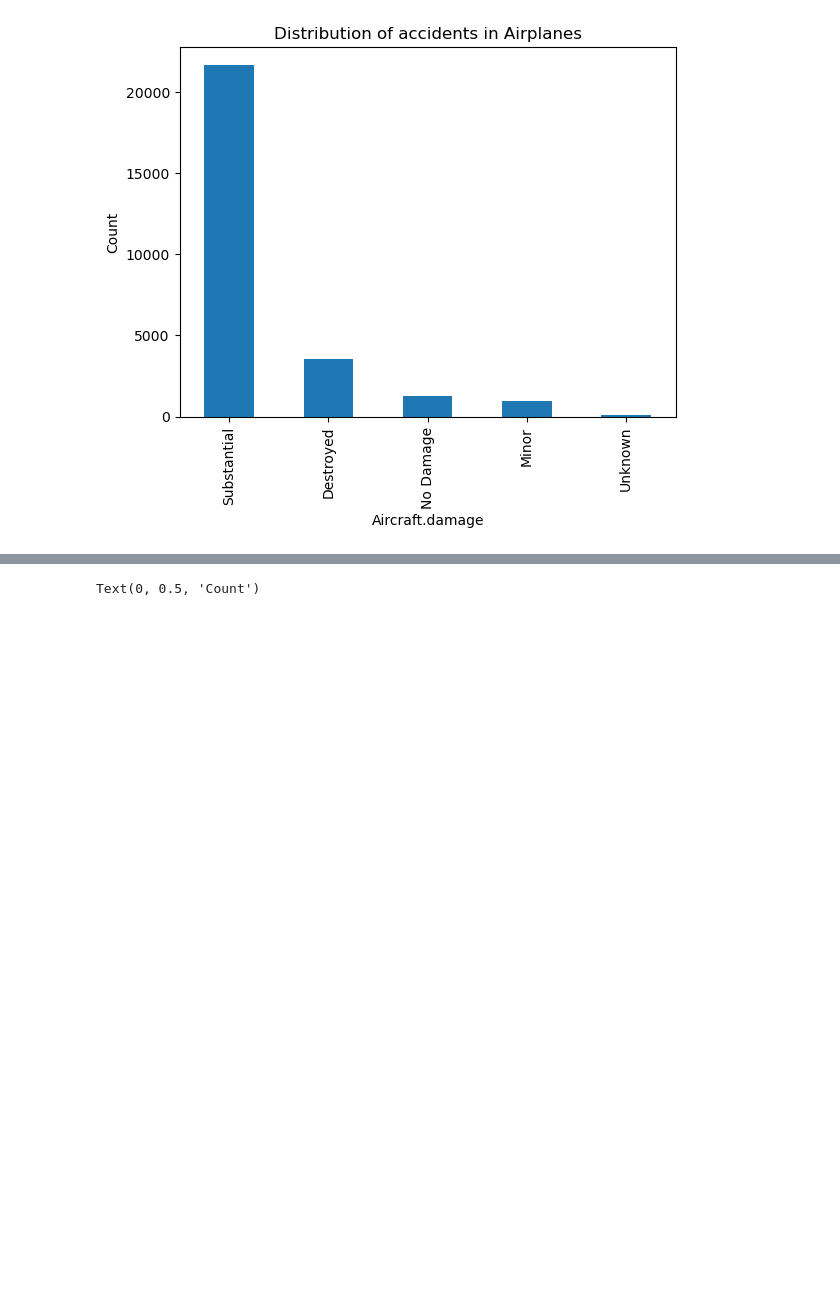
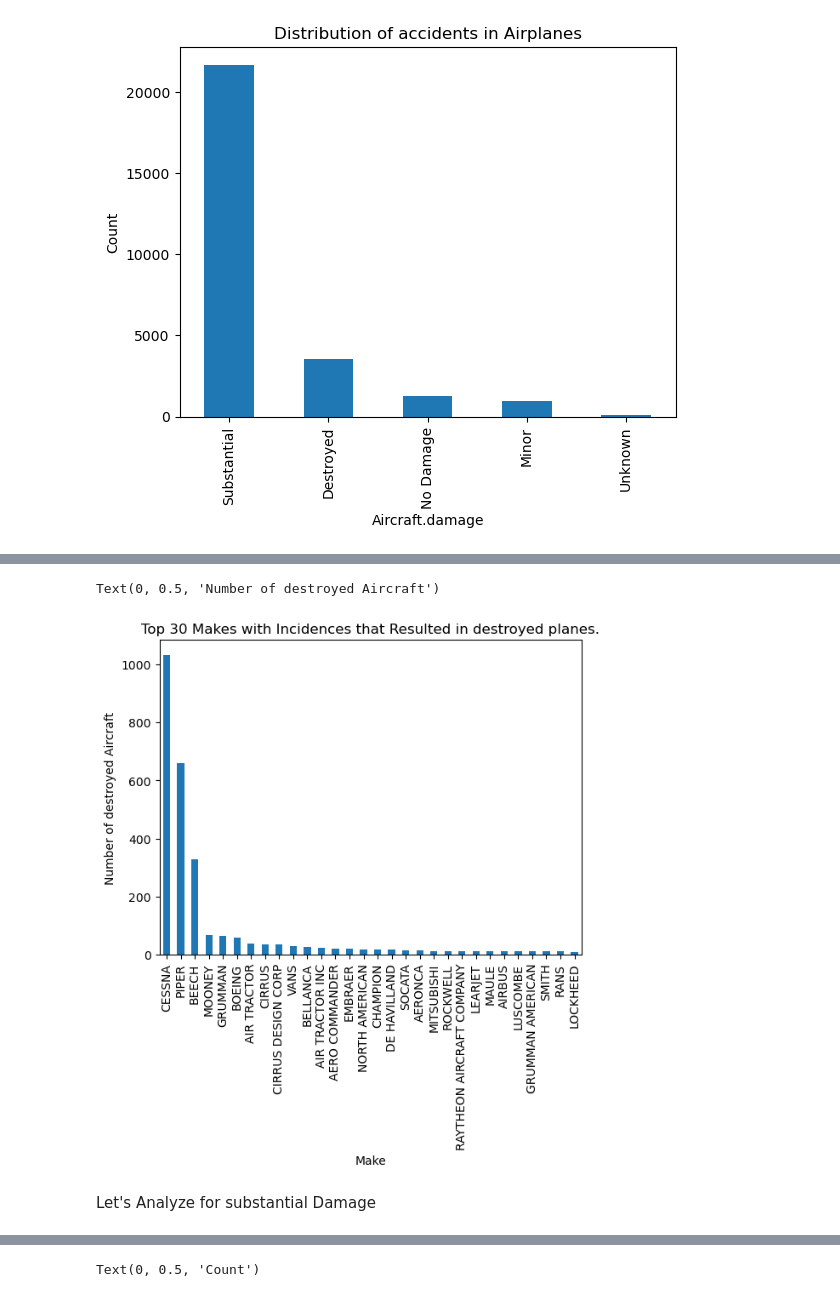
Before and after one commit to kdizz/dsc-phase-1-project-v3, a Jupyter notebook: Daniel Ogando Project.ipynb, the cells around one changed output, grey strips where cells are left out. Drawn from its saved outputs; the diff is of its cells as text; code cells hidden in the pictures; blank space fills up the shorter version.

Commit message:
5th push, more plots added, subsets added top 30 substantial,destroyed airplanes further work to be done

```diff
--- a/Daniel Ogando Project.ipynb
+++ b/Daniel Ogando Project.ipynb
@@ -217,5 +219,5 @@ df['Air.carrier'] = df['Air.carrier'].str.upper()
 # %%
-df.drop(columns=['Accident.Number','Weather.Condition','Broad.phase.of.flight','Number.of.Engines','Purpose.of.flight','Longitude','Latitude','Publication.Date','Schedule','Registration.Number','Airport.Name','Country','Airport.Code','Location','FAR.Description','Air.carrier'],inplace=True)
+df.drop(columns=['Engine.Type','Report.Status','Accident.Number','Weather.Condition','Broad.phase.of.flight','Number.of.Engines','Purpose.of.flight','Longitude','Latitude','Publication.Date','Schedule','Registration.Number','Airport.Name','Country','Airport.Code','Location','FAR.Description','Air.carrier'],inplace=True)
 # %%
 #confirming the drop
 df.columns
@@ -448,0 +463,4 @@ Text(0, 0.5, 'Count')
+# %%
+df_destroyed_planes = df_airplane[df_airplane['Aircraft.damage']=='Destroyed']
+# %%
+top_30_destroyed = df_destroyed_planes['Make'].value_counts().head(30)
@@ -448,0 +487,9 @@ Text(0, 0.5, 'Count')
+# %%
+top_30_destroyed.plot(kind='bar')
+plt.title('Top 30 Makes with Incidences that Resulted in destroyed planes.')
+plt.ylabel('Number of destroyed Aircraft')
+# %% [output]
+Text(0, 0.5, 'Number of destroyed Aircraft')
+[figure, added]
+# %% [markdown]
+Let's Analyze for substantial Damage
```
Also changed, not shown: parts of 19 cells of this notebook, 2 other files.
